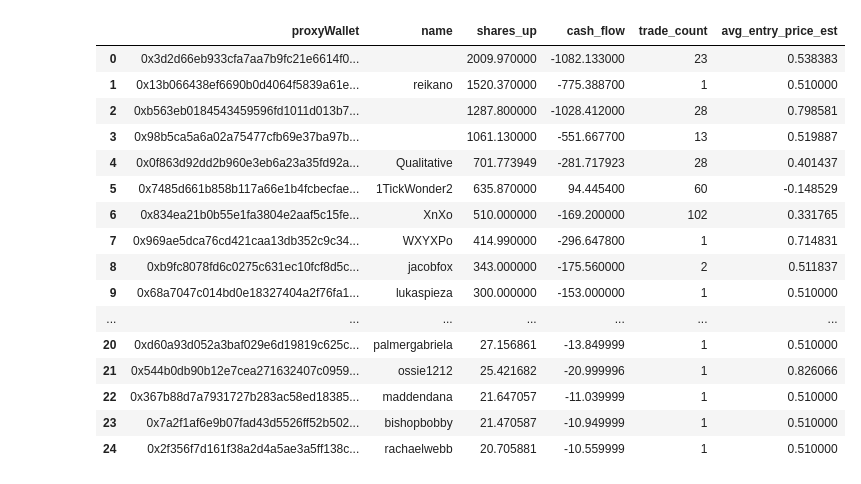
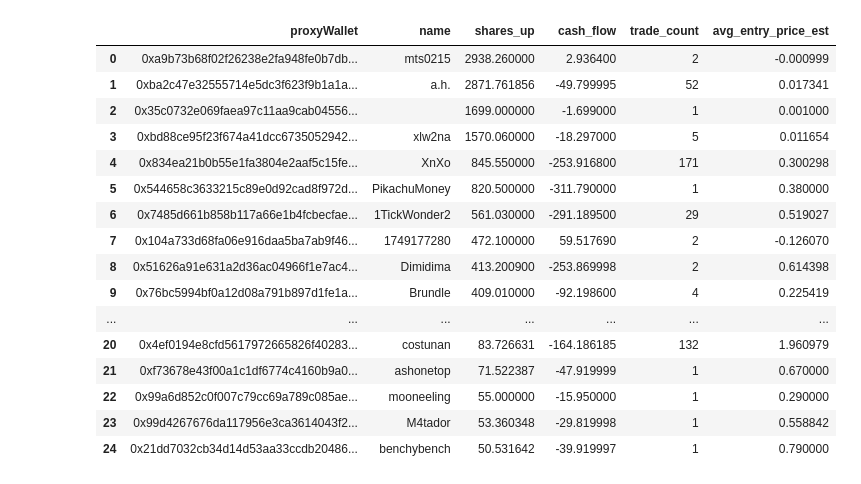
Before and after one commit to vobornij/polymarket, a Jupyter notebook: notebooks/trade-analysis.ipynb, the cells around one changed output. Drawn from its saved outputs; the diff is of its cells as text; code cells hidden in the pictures.

```diff
--- a/notebooks/trade-analysis.ipynb
+++ b/notebooks/trade-analysis.ipynb
@@ -79,21 +89,12 @@ if not MARKET_ID:
 trades_dir = pathlib.Path('/Users/kate/projects/polymarket/data/trades')
 prefix = MARKET_ID[:16] + '_'
 
-# Find matching jsonl files
-candidates = sorted(
-    [p for p in trades_dir.glob(f'{prefix}*.jsonl') if p.is_file()],
-    key=lambda p: p.stat().st_mtime,
-    reverse=True
-)
-if not candidates:
-    raise FileNotFoundError(f'No trade files found matching prefix {prefix} in {trades_dir}')
 
-latest_file = candidates[0]
-print(f'Loading trades from {latest_file.name}')
+print(f'Loading trades from {jsonl_path}')
 
 # Manually parse JSONL to control dtypes and preserve very large identifiers as strings
 rows: List[Dict[str, Any]] = []
-with latest_file.open() as f:
+with jsonl_path.open() as f:
     for line in f:
         if not line.strip():
             continue
@@ -143,7 +146,6 @@ asset dtype: object; sample asset length: 77
 from typing import Optional
 import pandas as pd, math, datetime
 
-CUTOFF = datetime.datetime(2025, 8, 23, 13, 0, 0, tzinfo=datetime.timezone.utc)
 UP_LABELS = {"Yes", "YES", "Up", "UP"}
 DOWN_LABELS = {"No", "NO", "Down", "DOWN"}
 
@@ -158,7 +160,7 @@ if missing:
 if 'outcome' not in df.columns and 'outcomeIndex' not in df.columns:
     raise ValueError("Need either 'outcome' or 'outcomeIndex' column to classify trades.")
 
-work = df[df['dt'] <= CUTOFF].copy()
+work = df.copy()
 
 def classify_outcome(row):
     if 'outcome' in row and isinstance(row['outcome'], str):
@@ -222,17 +224,17 @@ Cutoff: 2025-08-23T13:00:00+00:00 | Wallets: 189
 |  | proxyWallet | name | shares_up | cash_flow | trade_count | avg_entry_price_est |
-| 0 | 0x3d2d66eb933cfa7aa7b9fc21e6614f0... |  | 2009.970000 | -1082.133000 | 23 | 0.538383 |
-| 1 | 0x13b066438ef6690b0d4064f5839a61e... | reikano | 1520.370000 | -775.388700 | 1 | 0.510000 |
-| 2 | 0xb563eb0184543459596fd1011d013b7... |  | 1287.800000 | -1028.412000 | 28 | 0.798581 |
-| 3 | 0x98b5ca5a6a02a75477cfb69e37ba97b... |  | 1061.130000 | -551.667700 | 13 | 0.519887 |
-| 4 | 0x0f863d92dd2b960e3eb6a23a35fd92a... | Qualitative | 701.773949 | -281.717923 | 28 | 0.401437 |
-| 5 | 0x7485d661b858b117a66e1b4fcbecfae... | 1TickWonder2 | 635.870000 | 94.445400 | 60 | -0.148529 |
-| 6 | 0x834ea21b0b55e1fa3804e2aaf5c15fe... | XnXo | 510.000000 | -169.200000 | 102 | 0.331765 |
-| 7 | 0x969ae5dca76cd421caa13db352c9c34... | WXYXPo | 414.990000 | -296.647800 | 1 | 0.714831 |
-| 8 | 0xb9fc8078fd6c0275c631ec10fcf8d5c... | jacobfox | 343.000000 | -175.560000 | 2 | 0.511837 |
-| 9 | 0x68a7047c014bd0e18327404a2f76fa1... | lukaspieza | 300.000000 | -153.000000 | 1 | 0.510000 |
+| 0 | 0xa9b73b68f02f26238e2fa948fe0b7db... | mts0215 | 2938.260000 | 2.936400 | 2 | -0.000999 |
+| 1 | 0xba2c47e32555714e5dc3f623f9b1a1a... | a.h. | 2871.761856 | -49.799995 | 52 | 0.017341 |
+| 2 | 0x35c0732e069faea97c11aa9cab04556... |  | 1699.000000 | -1.699000 | 1 | 0.001000 |
+| 3 | 0xbd88ce95f23f674a41dcc6735052942... | xlw2na | 1570.060000 | -18.297000 | 5 | 0.011654 |
+| 4 | 0x834ea21b0b55e1fa3804e2aaf5c15fe... | XnXo | 845.550000 | -253.916800 | 171 | 0.300298 |
+| 5 | 0x544658c3633215c89e0d92cad8f972d... | PikachuMoney | 820.500000 | -311.790000 | 1 | 0.380000 |
+| 6 | 0x7485d661b858b117a66e1b4fcbecfae... | 1TickWonder2 | 561.030000 | -291.189500 | 29 | 0.519027 |
+| 7 | 0x104a733d68fa06e916daa5ba7ab9f46... | 1749177280 | 472.100000 | 59.517690 | 2 | -0.126070 |
+| 8 | 0x51626a91e631a2d36ac04966f1e7ac4... | Dimidima | 413.200900 | -253.869998 | 2 | 0.614398 |
+| 9 | 0x76bc5994bf0a12d08a791b897d1fe1a... | Brundle | 409.010000 | -92.198600 | 4 | 0.225419 |
 | ... | ... | ... | ... | ... | ... | ... |
-| 20 | 0xd60a93d052a3baf029e6d19819c625c... | palmergabriela | 27.156861 | -13.849999 | 1 | 0.510000 |
-| 21 | 0x544b0db90b12e7cea271632407c0959... | ossie1212 | 25.421682 | -20.999996 | 1 | 0.826066 |
-| 22 | 0x367b88d7a7931727b283ac58ed18385... | maddendana | 21.647057 | -11.039999 | 1 | 0.510000 |
-| 23 | 0x7a2f1af6e9b07fad43d5526ff52b502... | bishopbobby | 21.470587 | -10.949999 | 1 | 0.510000 |
-| 24 | 0x2f356f7d161f38a2d4a5ae3a5ff138c... | rachaelwebb | 20.705881 | -10.559999 | 1 | 0.510000 |
+| 20 | 0x4ef0194e8cfd5617972665826f40283... | costunan | 83.726631 | -164.186185 | 132 | 1.960979 |
+| 21 | 0xf73678e43f00a1c1df6774c4160b9a0... | ashonetop | 71.522387 | -47.919999 | 1 | 0.670000 |
+| 22 | 0x99a6d852c0f007c79cc69a789c085ae... | mooneeling | 55.000000 | -15.950000 | 1 | 0.290000 |
+| 23 | 0x99d4267676da117956e3ca3614043f2... | M4tador | 53.360348 | -29.819998 | 1 | 0.558842 |
+| 24 | 0x21dd7032cb34d14d53aa33ccdb20486... | benchybench | 50.531642 | -39.919997 | 1 | 0.790000 |
```
Also changed, not shown: parts of 8 cells of this notebook.
